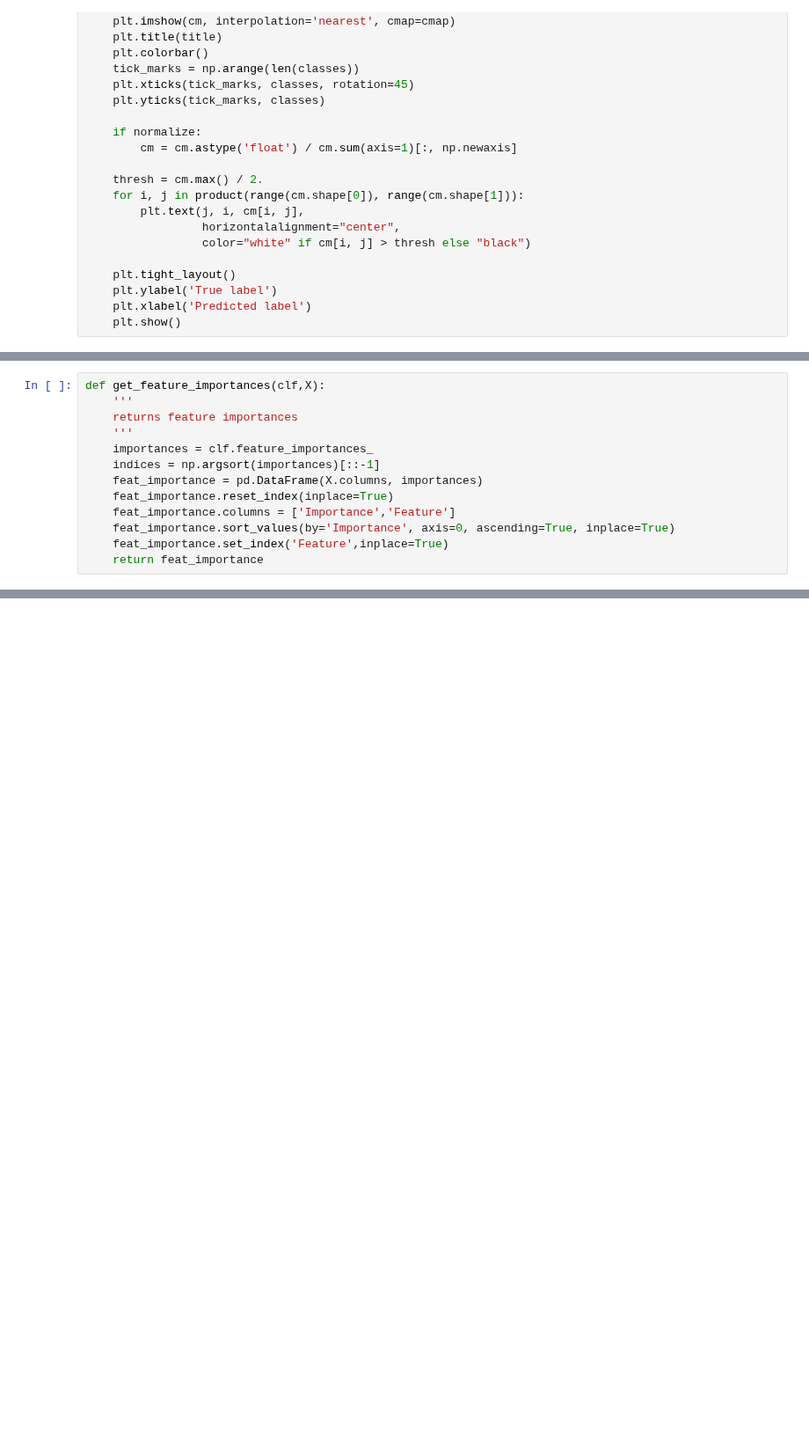
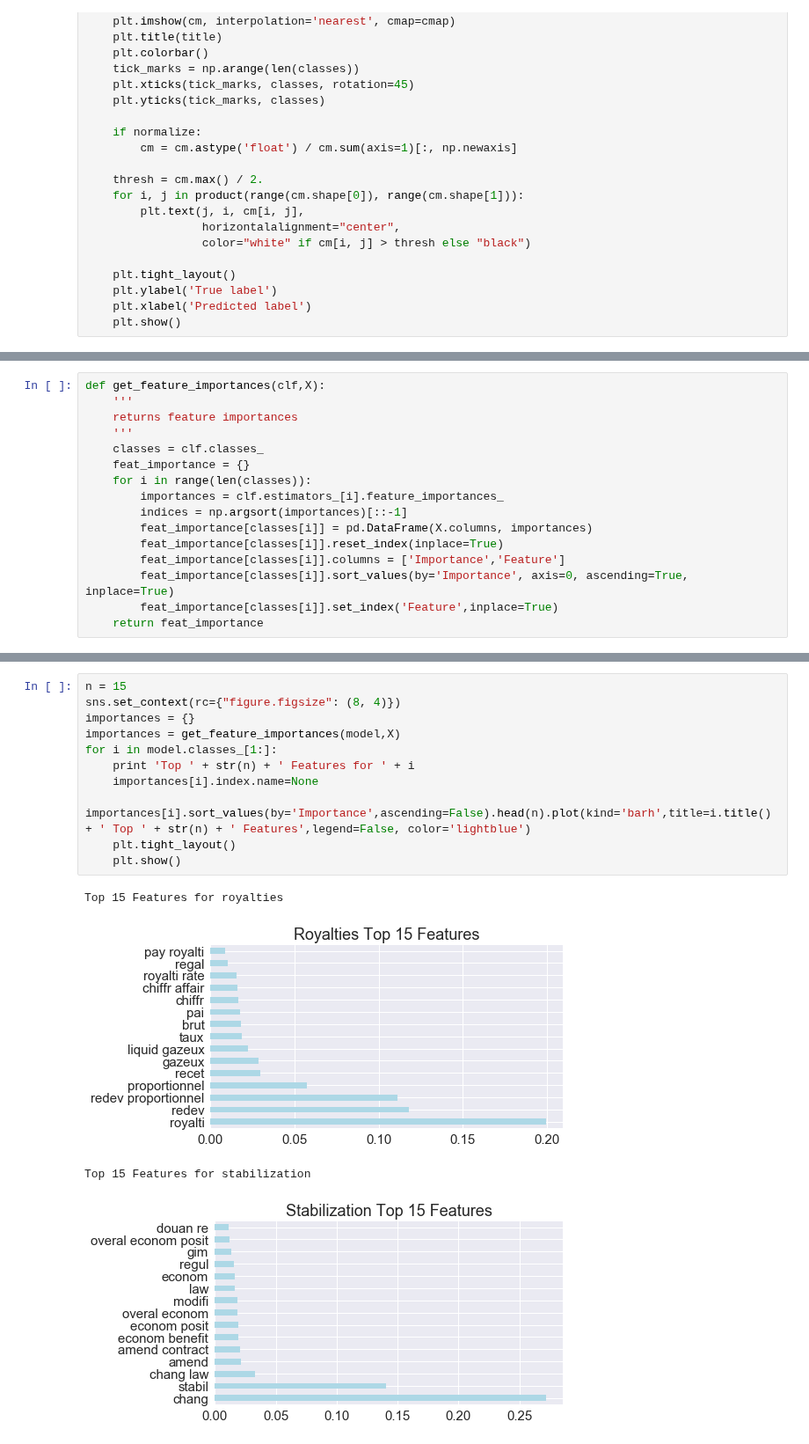
Before and after one commit to datakind/NRGI_Extractives_Contract_Toolkit, a Jupyter notebook: 6c_Annotation_Tag_Multiclass_Classifier.ipynb, the cells around one changed output, grey strips where cells are left out. Shown at 88% size. Cells and saved outputs as stored; diff of their text form; blank space fills up the shorter version.

```diff
--- a/6c_Annotation_Tag_Multiclass_Classifier.ipynb
+++ b/6c_Annotation_Tag_Multiclass_Classifier.ipynb
@@ -385,11 +312,14 @@ def get_feature_importances(clf,X):
     '''
     returns feature importances
     '''
-    importances = clf.feature_importances_
-    indices = np.argsort(importances)[::-1]
-    feat_importance = pd.DataFrame(X.columns, importances)
-    feat_importance.reset_index(inplace=True)
-    feat_importance.columns = ['Importance','Feature']
-    feat_importance.sort_values(by='Importance', axis=0, ascending=True, inplace=True)
-    feat_importance.set_index('Feature',inplace=True)
+    classes = clf.classes_
+    feat_importance = {}
+    for i in range(len(classes)):
+        importances = clf.estimators_[i].feature_importances_
+        indices = np.argsort(importances)[::-1]
+        feat_importance[classes[i]] = pd.DataFrame(X.columns, importances)
+        feat_importance[classes[i]].reset_index(inplace=True)
+        feat_importance[classes[i]].columns = ['Importance','Feature']
+        feat_importance[classes[i]].sort_values(by='Importance', axis=0, ascending=True, inplace=True)
+        feat_importance[classes[i]].set_index('Feature',inplace=True)
     return feat_importance
@@ -400,0 +333,16 @@ display(importances.sort_values(by='Importance',ascending=False).head(20))
+# %%
+n = 15
+sns.set_context(rc={"figure.figsize": (8, 4)})
+importances = {}
+importances = get_feature_importances(model,X)
+for i in model.classes_[1:]:
+    print 'Top ' + str(n) + ' Features for ' + i
+    importances[i].index.name=None
+    importances[i].sort_values(by='Importance',ascending=False).head(n).plot(kind='barh',title=i.title() + ' Top ' + str(n) + ' Features',legend=False, color='lightblue')
+    plt.tight_layout()
+    plt.show()
+# %% [output]
+Top 15 Features for royalties
+[figure, added]
+Top 15 Features for stabilization
+[figure, added]
```
Also changed, not shown: parts of 17 cells of this notebook, 2 other files.
